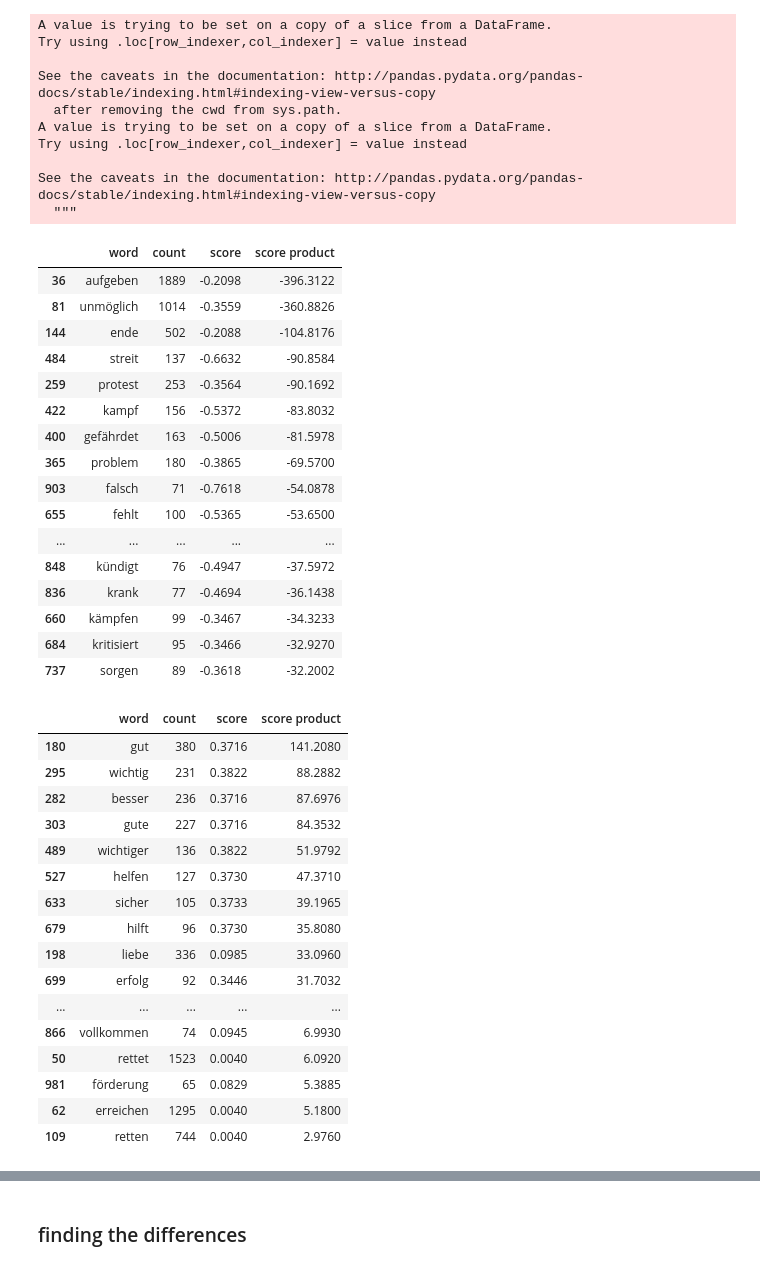
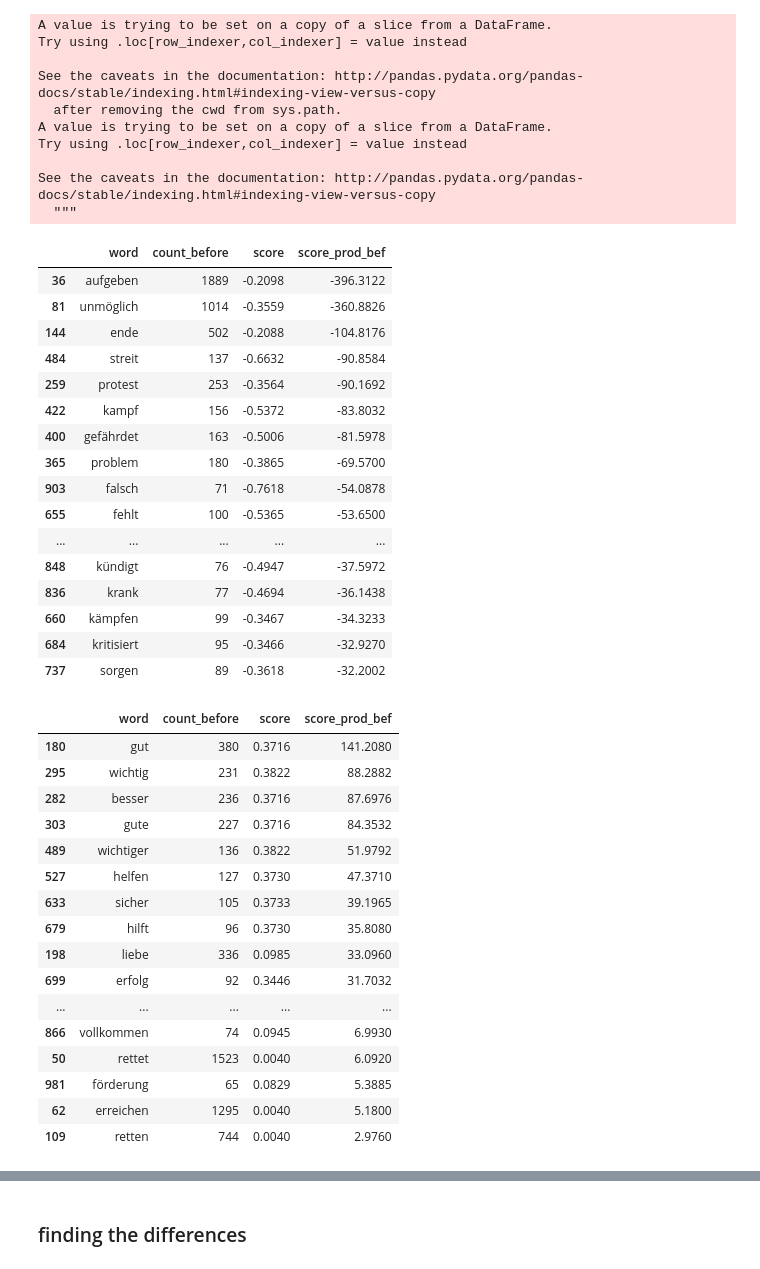
Before and after one commit to yuantinglee/twitter-discourse, a Jupyter notebook: analysis/word_shifts.ipynb, the cells around one changed output, grey strips where cells are left out. Saved outputs shown, nothing was run; the diff lists cells and outputs as text; code cells hidden in the pictures.

```diff
--- a/analysis/word_shifts.ipynb
+++ b/analysis/word_shifts.ipynb
@@ -400,10 +400,13 @@ Try using .loc[row_indexer,col_indexer] = value instead
 
 See the caveats in the documentation: http://pandas.pydata.org/pandas-docs/stable/indexing.html#indexing-view-versus-copy
   """
+# %%
+df_sample_before_scores =  df_sample_before_scores.rename(columns={"count": "count_before", "score product": "score_prod_bef"})
+df_sample_after_scores = df_sample_after_scores.rename(columns={"count": "count_after", "score product": "score_prod_aft"})
 # %%
-df_sample_before_scores.sort_values(by=['score product'])[:20]
+df_sample_before_scores.sort_values(by=['score_prod_bef'])[:20]
 # %% [output]
-|  | word | count | score | score product |
+|  | word | count_before | score | score_prod_bef |
 | 36 | aufgeben | 1889 | -0.2098 | -396.3122 |
 | 81 | unmöglich | 1014 | -0.3559 | -360.8826 |
 | 144 | ende | 502 | -0.2088 | -104.8176 |
@@ -421,9 +424,9 @@ df_sample_before_scores.sort_values(by=['score product'])[:20]
 | 684 | kritisiert | 95 | -0.3466 | -32.9270 |
 | 737 | sorgen | 89 | -0.3618 | -32.2002 |
 # %%
-df_sample_before_scores.sort_values(by=['score product'], ascending=False)[:20]
+df_sample_before_scores.sort_values(by=['score_prod_bef'], ascending=False)[:20]
 # %% [output]
-|  | word | count | score | score product |
+|  | word | count_before | score | score_prod_bef |
 | 180 | gut | 380 | 0.3716 | 141.2080 |
 | 295 | wichtig | 231 | 0.3822 | 88.2882 |
 | 282 | besser | 236 | 0.3716 | 87.6976 |
```
Also changed, not shown: parts of 12 cells of this notebook.
